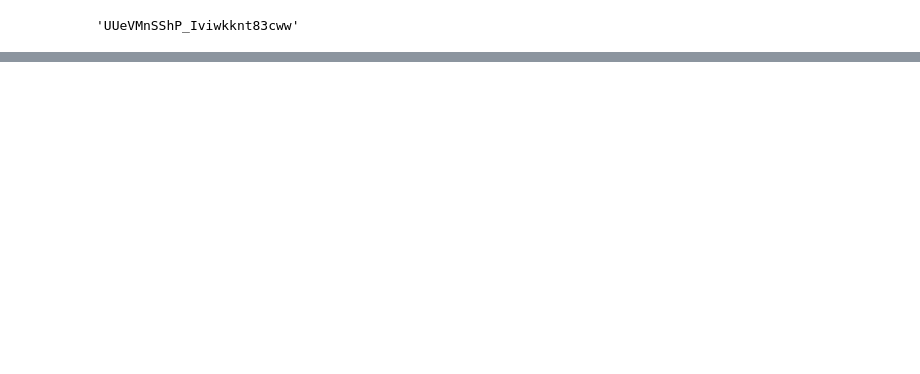
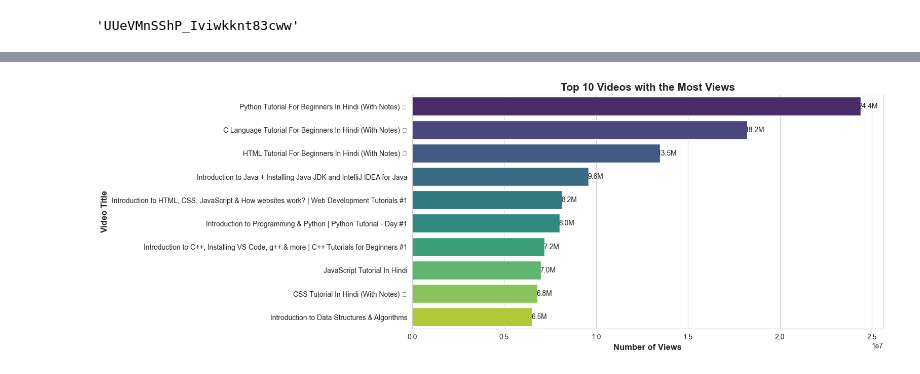
Before and after one commit to SOURAVSHEEL/YouTube_DS, a Jupyter notebook: yt_data.ipynb, the cells around one changed output, grey strips where cells are left out. Saved outputs shown, nothing was run; the diff lists cells and outputs as text; code cells hidden in the pictures; blank space fills up the shorter version.

```diff
--- a/yt_data.ipynb
+++ b/yt_data.ipynb
@@ -259,2 +258,5 @@ def get_video_id(youtube, playlist_id):
+# %%
+## create a youtube api client
+youtube = build('youtube', 'v3', developerKey=api_key)
 # %%
 video_ids = get_video_id(youtube, playlist_id)
@@ -293,0 +336,2 @@ video_details_df = pd.DataFrame(video_details)
+# %%
+video_details_df = video_details_df.astype({'views': int, 'likes': int, 'comments': int})
@@ -293,0 +360,3 @@ video_details_df = pd.DataFrame(video_details)
+# %%
+# 'published_date' is in datetime format
+video_details_df['published_date'] = pd.to_datetime(video_details_df['published_date'], errors='coerce')
@@ -293,0 +419,4 @@ video_details_df = pd.DataFrame(video_details)
+# %%
+### Top 10 viedos in the channel
+top10_videos = video_details_df.sort_values(by='views',
+                                            ascending=False).head(10)
@@ -293,0 +437,15 @@ video_details_df = pd.DataFrame(video_details)
+# %%
+## Plotting the top 10 videos with the most views
+sns.set_style('whitegrid')
+plt.figure(figsize=(12,6))
+ax = sns.barplot(x='views', y='title', data=top10_videos, palette='viridis')
+for p in ax.patches:
+    ax.annotate(f"{p.get_width() / 1000000:.1f}M",
+                (p.get_x() + p.get_width(), p.get_y() + p.get_height() / 2),
+                ha='center', va='center', xytext=(10, 0), textcoords='offset points')
+plt.title('Top 10 Videos with the Most Views', fontsize=15, fontweight='bold')
+plt.xlabel('Number of Views', fontsize=12, fontweight='bold')
+plt.ylabel('Video Title', fontsize=12, fontweight='bold')
+plt.show()
+# %% [output]
+[figure, added]
```
Also changed, not shown: parts of 27 cells of this notebook.
